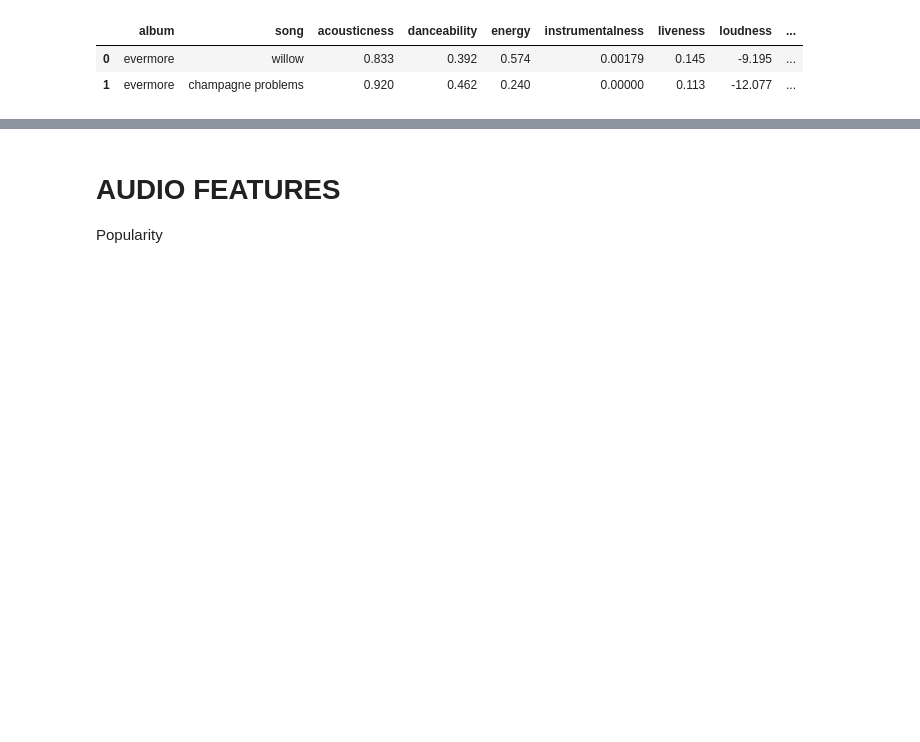
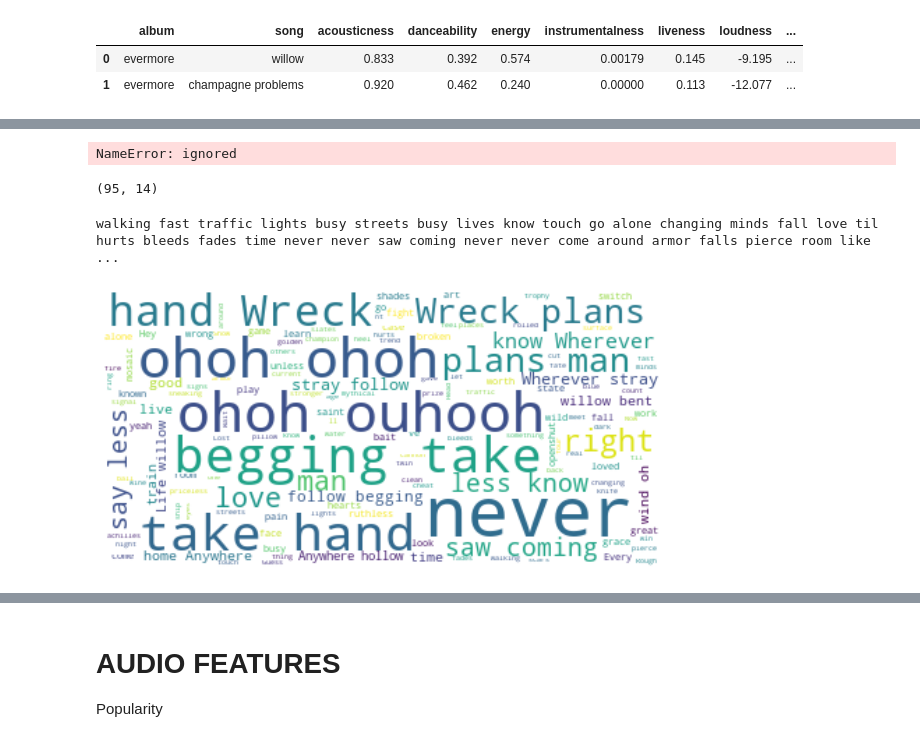
Before and after one commit to Gail529/Taylor, a Jupyter notebook: Taylor_analysis.ipynb, the cells around one changed output, grey strips where cells are left out. Saved outputs shown, nothing was run; the diff lists cells and outputs as text; code cells hidden in the pictures; blank space fills up the shorter version.

```diff
--- a/Taylor_analysis.ipynb
+++ b/Taylor_analysis.ipynb
@@ -12,3 +22,6 @@ data.head(2)
 |  | album | song | acousticness | danceability | energy | instrumentalness | liveness | loudness | ... |
 | 0 | evermore | willow | 0.833 | 0.392 | 0.574 | 0.00179 | 0.145 | -9.195 | ... |
 | 1 | evermore | champagne problems | 0.920 | 0.462 | 0.240 | 0.00000 | 0.113 | -12.077 | ... |
+# %%
+lyrics_data=pd.read_csv('/content/taylor_emotion_scores.csv')
+lyrics_data.head(2)
@@ -14,0 +52,32 @@ data.head(2)
+# %%
+positive_score=df['Positive'].sum()
+negative_score=df['Negative'].sum()
+# %% [output]
+NameError: ignored
+# %%
+lyrics_data.shape
+# %% [output]
+(95, 14)
+# %%
+lyr_arr=[]
+for i in (0,94):
+    song_lyrics=lyrics_data.lyrics[i]
+    lyr_arr.append(song_lyrics)
+# %%
+import string
+table = str.maketrans('', '', string.punctuation)
+clean_lyrics = [l.translate(table) for l in lyr_arr]
+listToStr = ' '.join([str(words) for words in clean_lyrics])
+
+print(listToStr)
+# %% [output]
+walking fast traffic lights busy streets busy lives know touch go alone changing minds fall love til hurts bleeds fades time never never saw coming never never come around armor falls pierce room like ...
+# %%
+stopwords = set(STOPWORDS)
+wordcl = WordCloud(stopwords=stopwords, background_color="white", max_font_size=50, max_words= 2000).generate(listToStr)
+plt.figure(figsize=(10, 8))
+plt.imshow(wordcl, interpolation='bilinear')
+plt.axis('off')
+plt.show()
+# %% [output]
+[figure, added]
```
Also changed, not shown: parts of 6 cells of this notebook.
